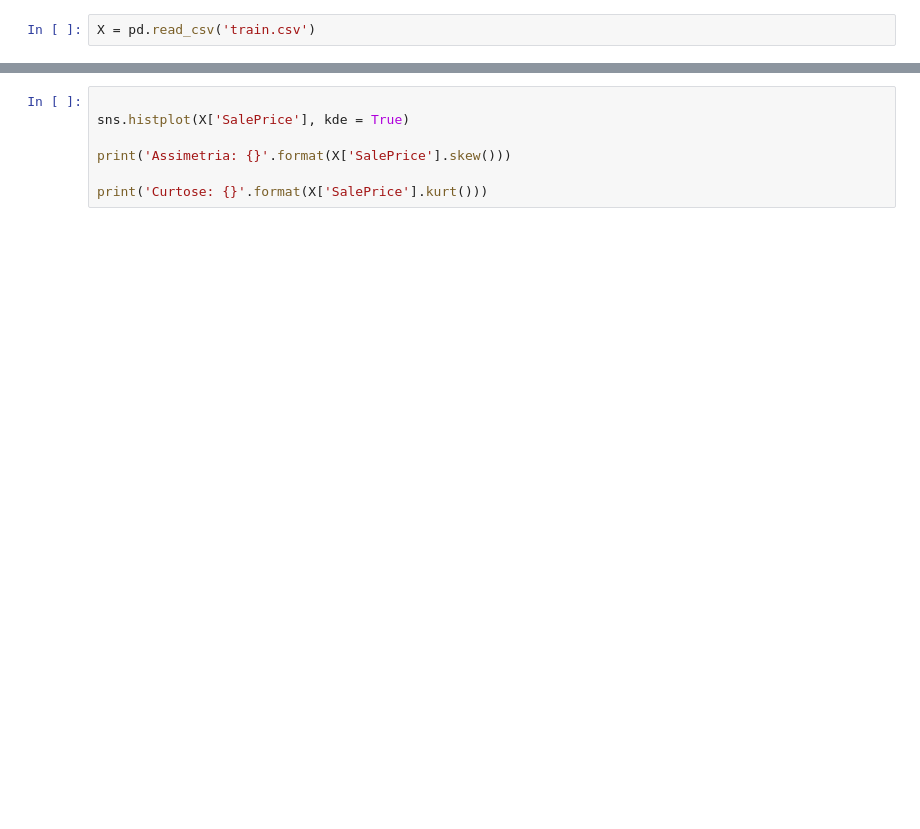
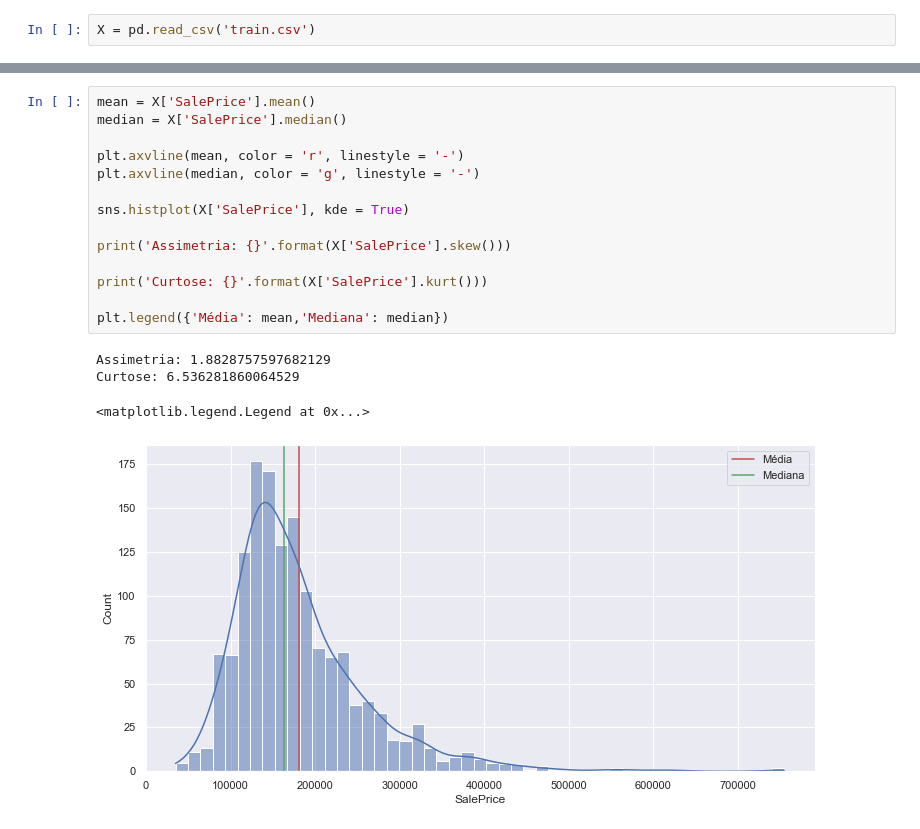
Before and after one commit to G-Moraes/house-prices, a Jupyter notebook: main.ipynb, the cells around one changed output, grey strips where cells are left out. Saved outputs shown, nothing was run; the diff lists cells and outputs as text; blank space fills up the shorter version.

```diff
--- a/main.ipynb
+++ b/main.ipynb
@@ -63,7 +120,19 @@ print(X['SalePrice'].describe()['mean'])
 # %%
+mean = X['SalePrice'].mean()
+median = X['SalePrice'].median()
+
+plt.axvline(mean, color = 'r', linestyle = '-')
+plt.axvline(median, color = 'g', linestyle = '-')
 
 sns.histplot(X['SalePrice'], kde = True)
 
 print('Assimetria: {}'.format(X['SalePrice'].skew()))
 
 print('Curtose: {}'.format(X['SalePrice'].kurt()))
+
+plt.legend({'Média': mean,'Mediana': median})
+# %% [output]
+Assimetria: 1.8828757597682129
+Curtose: 6.536281860064529
+<matplotlib.legend.Legend at 0x...>
+[figure, added]
```
Also changed, not shown: parts of 23 cells of this notebook.
